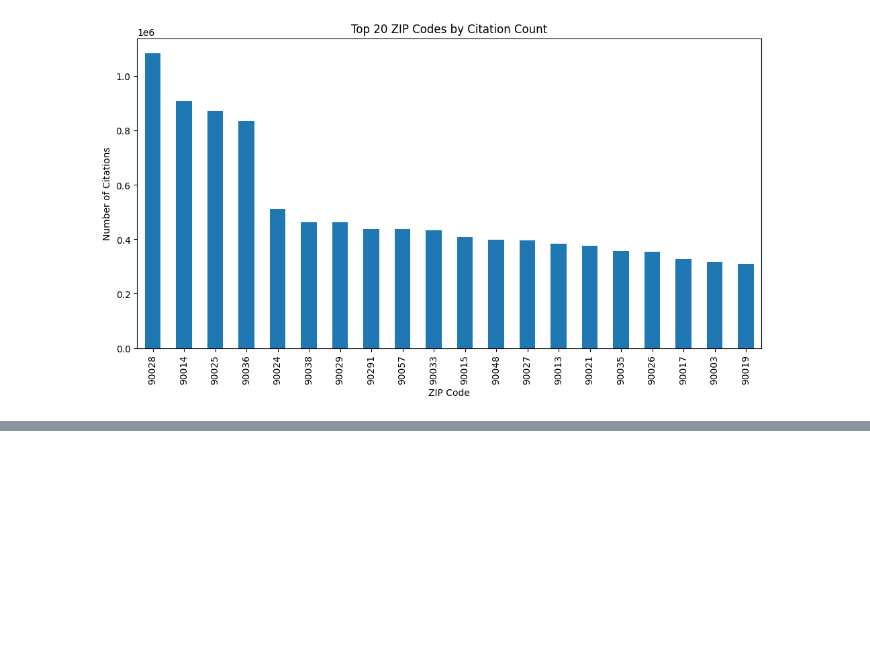
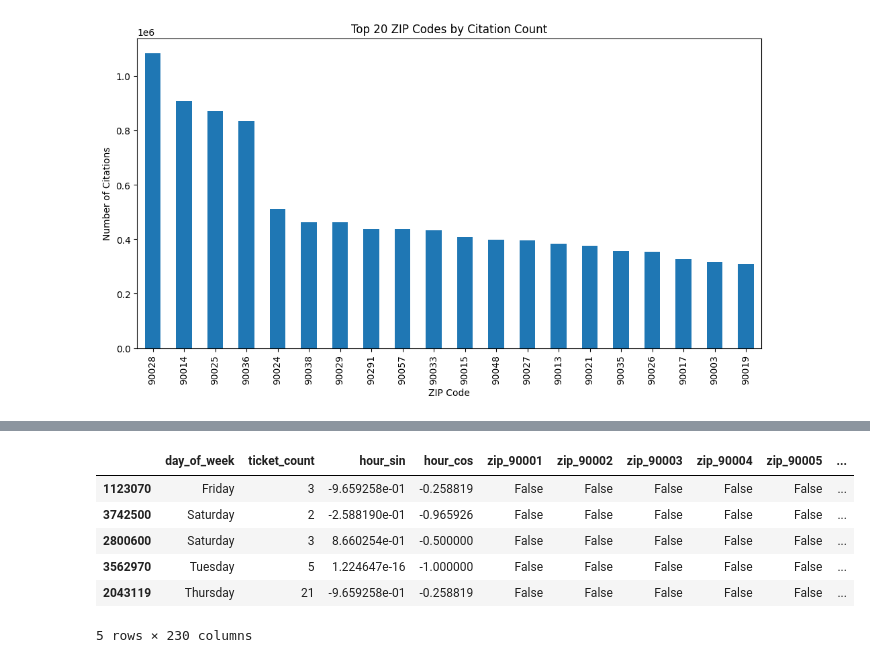
Before and after one commit to Dylan-Geraci/ParkSafe-LA, a Jupyter notebook: notebooks/pre_processing.ipynb, the cells around one changed output, grey strips where cells are left out. Cells and saved outputs as stored; diff of their text form; code cells hidden in the pictures; blank space fills up the shorter version.

```diff
--- a/notebooks/pre_processing.ipynb
+++ b/notebooks/pre_processing.ipynb
@@ -163,12 +210,0 @@ NameError: name 'pd' is not defined
-# %%
-encoder = OneHotEncoder(sparse_output=False, handle_unknown='ignore')
-
-
-zip_encoded = encoder.fit_transform(grouped_df[['zip']])
-zip_feature_names = encoder.get_feature_names_out(['zip'])
-zip_encoded_df = pd.DataFrame(zip_encoded, columns=zip_feature_names)
-
-grouped_df = pd.concat([grouped_df.reset_index(drop=True), zip_encoded_df], axis=1)
-grouped_df.drop('zip', axis=1, inplace=True)
-
-print(grouped_df.head(5))
@@ -195,0 +248,12 @@ grouped_df.sort_values('ticket_count', ascending=False).head(10)
+# %%
+# Step 1: Count how many rows each ZIP has
+zip_counts = grouped_df['zip'].value_counts()
+
+# Step 2: Keep only ZIPs with at least 50 entries
+valid_zips = zip_counts[zip_counts >= 50].index
+
+# Step 3: Replace all other ZIPs with 'other'
+grouped_df['zip'] = grouped_df['zip'].apply(lambda z: z if z in valid_zips else 'other')
+
+print(grouped_df['zip'].value_counts().head())
+print("'other' in ZIPs:", 'other' in grouped_df['zip'].values)
@@ -195,0 +269,26 @@ grouped_df.sort_values('ticket_count', ascending=False).head(10)
+# %%
+# Ensure ZIPs are strings
+grouped_df['zip'] = grouped_df['zip'].astype(str)
+
+# One-hot encode 'zip' column using get_dummies
+grouped_df = pd.get_dummies(grouped_df, columns=['zip'], prefix='zip')
+# %%
+def assign_risk(count):
+  if count <= 3:
+    return 'low'
+  elif count <= 9:
+    return 'medium'
+  else:
+    return 'high'
+
+grouped_df['risk_level'] = grouped_df['ticket_count'].apply(assign_risk)
+
+grouped_df.sample(5)
+# %% [output]
+|  | day_of_week | ticket_count | hour_sin | hour_cos | zip_90001 | zip_90002 | zip_90003 | zip_90004 | zip_90005 | ... |
+| 1123070 | Friday | 3 | -9.659258e-01 | -0.258819 | False | False | False | False | False | ... |
+| 3742500 | Saturday | 2 | -2.588190e-01 | -0.965926 | False | False | False | False | False | ... |
+| 2800600 | Saturday | 3 | 8.660254e-01 | -0.500000 | False | False | False | False | False | ... |
+| 3562970 | Tuesday | 5 | 1.224647e-16 | -1.000000 | False | False | False | False | False | ... |
+| 2043119 | Thursday | 21 | -9.659258e-01 | -0.258819 | False | False | False | False | False | ... |
+5 rows × 230 columns
```
Also changed, not shown: parts of 12 cells of this notebook.
